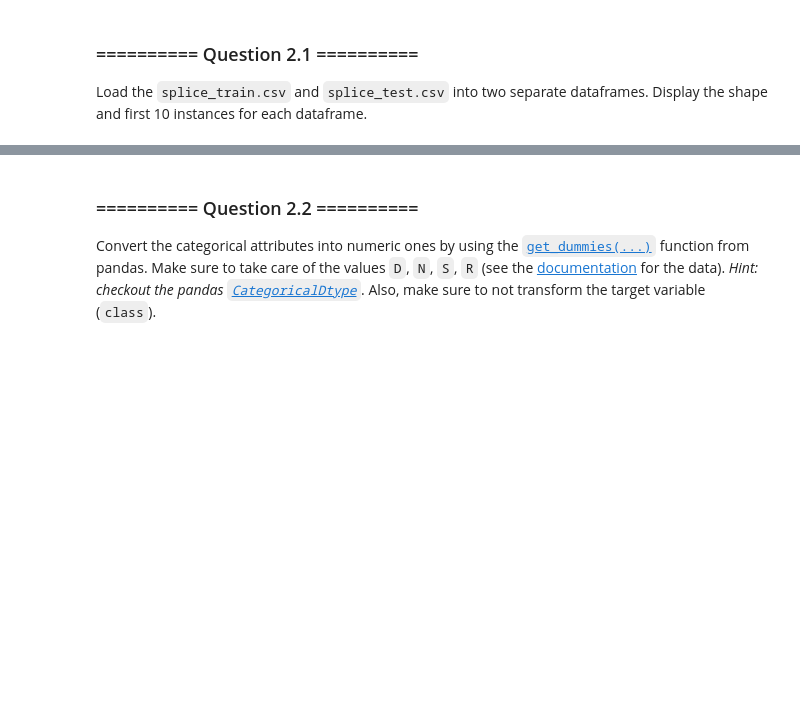
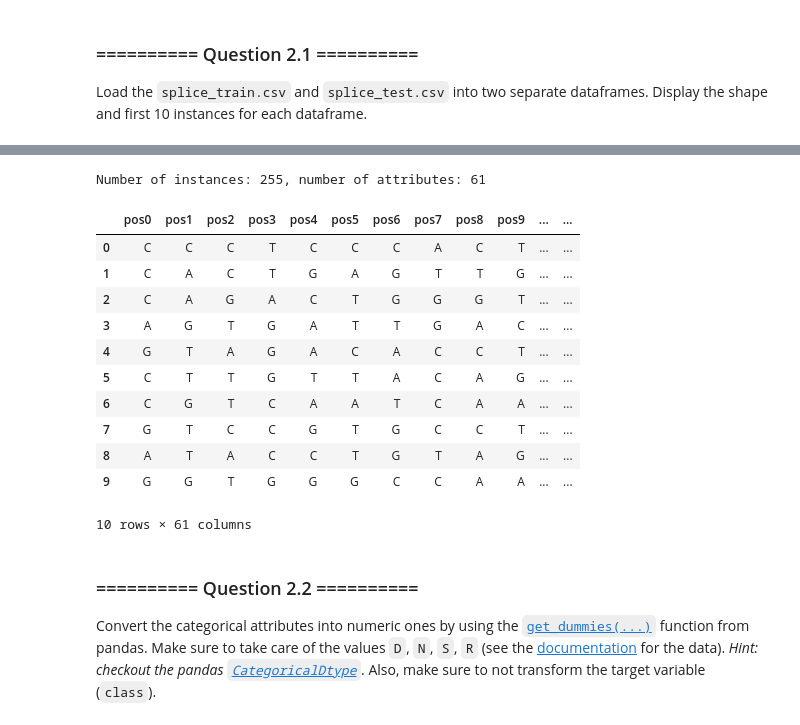
Before and after one commit to ZeroSum24/IAML2018, a Jupyter notebook: Labs/03 - Classification and Evaluation.ipynb, the cells around one changed output, grey strips where cells are left out. Saved outputs shown, nothing was run; the diff lists cells and outputs as text; code cells hidden in the pictures; blank space fills up the shorter version.

```diff
--- a/Labs/03 - Classification and Evaluation.ipynb
+++ b/Labs/03 - Classification and Evaluation.ipynb
@@ -188,3 +203,26 @@ Load the `splice_train.csv` and `splice_test.csv` into two separate dataframes.
+# %%
+# Load Splice Test Here
+
+# Loading the splice_test dataset:
+
+data_path = os.path.join(os.getcwd(), 'datasets', 'splice_test.csv')
+splice_test = pd.read_csv(data_path)
+print('Number of instances: {}, number of attributes: {}'.format(splice_test.shape[0], splice_test.shape[1]))
+splice_test.head(10)
+# %% [output]
+Number of instances: 255, number of attributes: 61
+|  | pos0 | pos1 | pos2 | pos3 | pos4 | pos5 | pos6 | pos7 | pos8 | pos9 | ... | ... |
+| 0 | C | C | C | T | C | C | C | A | C | T | ... | ... |
+| 1 | C | A | C | T | G | A | G | T | T | G | ... | ... |
+| 2 | C | A | G | A | C | T | G | G | G | T | ... | ... |
+| 3 | A | G | T | G | A | T | T | G | A | C | ... | ... |
+| 4 | G | T | A | G | A | C | A | C | C | T | ... | ... |
+| 5 | C | T | T | G | T | T | A | C | A | G | ... | ... |
+| 6 | C | G | T | C | A | A | T | C | A | A | ... | ... |
+| 7 | G | T | C | C | G | T | G | C | C | T | ... | ... |
+| 8 | A | T | A | C | C | T | G | T | A | G | ... | ... |
+| 9 | G | G | T | G | G | G | C | C | A | A | ... | ... |
+10 rows × 61 columns
 # %% [markdown]
 ### ========== Question 2.2 ==========
 Convert the categorical attributes into numeric ones by using the [`get_dummies(...)`](https://pandas.pydata.org/pandas-docs/version/0.23.4/generated/pandas.get_dummies.html) function from pandas. Make sure to take care of the values `D`, `N`, `S`, `R` (see the [documentation](https://archive.ics.uci.edu/ml/datasets/Molecular+Biology+%28Splice-junction+Gene+Sequences%29) for the data). *Hint: checkout the pandas [`CategoricalDtype`](https://pandas.pydata.org/pandas-docs/version/0.23.4/generated/pandas.api.types.CategoricalDtype.html#pandas.api.types.CategoricalDtype)*. Also, make sure to not transform the target variable (`class`).
```
Also changed, not shown: parts of 15 cells of this notebook.
